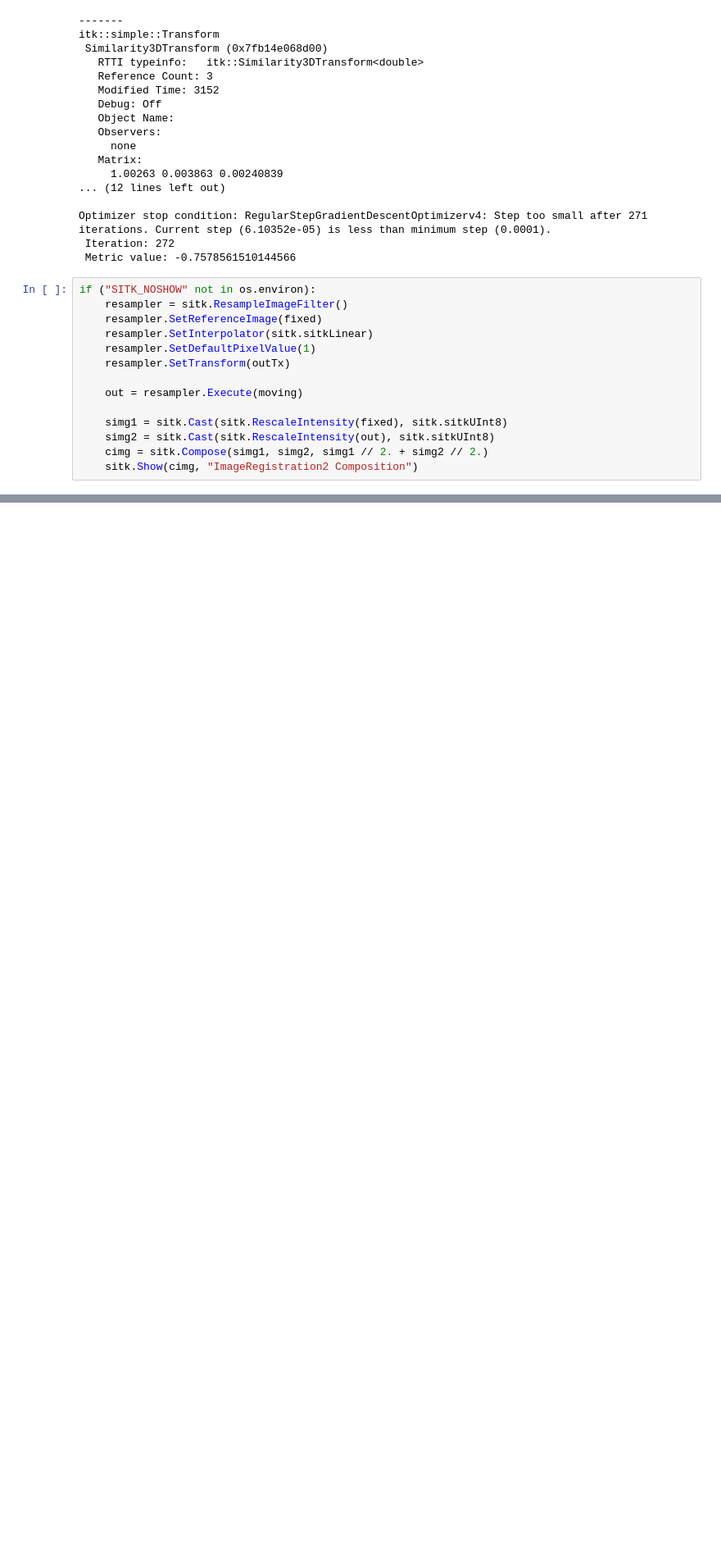
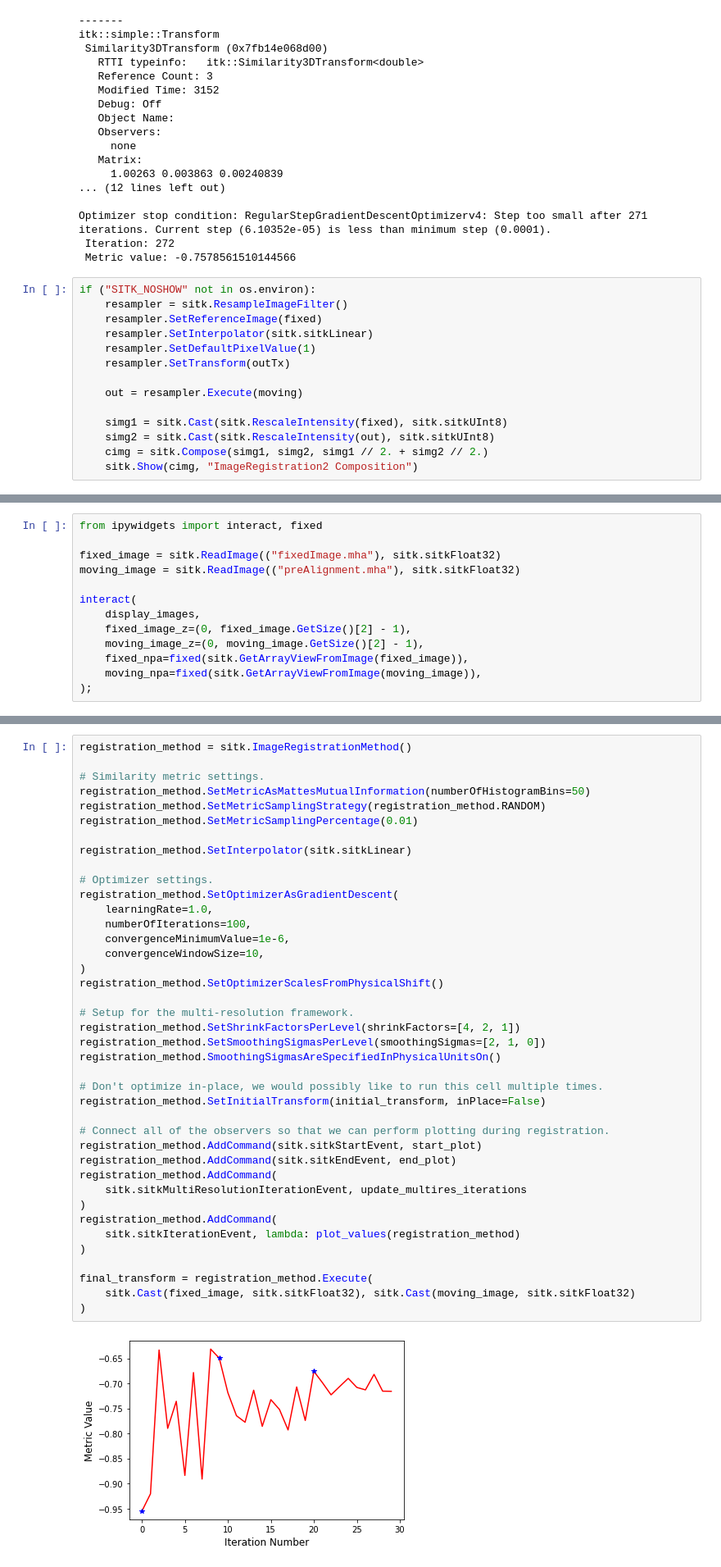
Before and after one commit to chrishuber/CSC-621-821-Team-Forest, a Jupyter notebook: registration_examples.ipynb, the cells around one changed output, grey strips where cells are left out. Shown at 82% size. Cells and saved outputs as stored; diff of their text form; blank space fills up the shorter version.

```diff
--- a/registration_examples.ipynb
+++ b/registration_examples.ipynb
@@ -254,0 +534,13 @@ if ("SITK_NOSHOW" not in os.environ):
+# %%
+from ipywidgets import interact, fixed
+
+fixed_image = sitk.ReadImage(("fixedImage.mha"), sitk.sitkFloat32)
+moving_image = sitk.ReadImage(("preAlignment.mha"), sitk.sitkFloat32)
+
+interact(
+    display_images,
+    fixed_image_z=(0, fixed_image.GetSize()[2] - 1),
+    moving_image_z=(0, moving_image.GetSize()[2] - 1),
+    fixed_npa=fixed(sitk.GetArrayViewFromImage(fixed_image)),
+    moving_npa=fixed(sitk.GetArrayViewFromImage(moving_image)),
+);
@@ -254,0 +575,42 @@ if ("SITK_NOSHOW" not in os.environ):
+# %%
+registration_method = sitk.ImageRegistrationMethod()
+
+# Similarity metric settings.
+registration_method.SetMetricAsMattesMutualInformation(numberOfHistogramBins=50)
+registration_method.SetMetricSamplingStrategy(registration_method.RANDOM)
+registration_method.SetMetricSamplingPercentage(0.01)
+
+registration_method.SetInterpolator(sitk.sitkLinear)
+
+# Optimizer settings.
+registration_method.SetOptimizerAsGradientDescent(
+    learningRate=1.0,
+    numberOfIterations=100,
+    convergenceMinimumValue=1e-6,
+    convergenceWindowSize=10,
+)
+registration_method.SetOptimizerScalesFromPhysicalShift()
+
+# Setup for the multi-resolution framework.
+registration_method.SetShrinkFactorsPerLevel(shrinkFactors=[4, 2, 1])
+registration_method.SetSmoothingSigmasPerLevel(smoothingSigmas=[2, 1, 0])
+registration_method.SmoothingSigmasAreSpecifiedInPhysicalUnitsOn()
+
+# Don't optimize in-place, we would possibly like to run this cell multiple times.
+registration_method.SetInitialTransform(initial_transform, inPlace=False)
+
+# Connect all of the observers so that we can perform plotting during registration.
+registration_method.AddCommand(sitk.sitkStartEvent, start_plot)
+registration_method.AddCommand(sitk.sitkEndEvent, end_plot)
+registration_method.AddCommand(
+    sitk.sitkMultiResolutionIterationEvent, update_multires_iterations
+)
+registration_method.AddCommand(
+    sitk.sitkIterationEvent, lambda: plot_values(registration_method)
+)
+
+final_transform = registration_method.Execute(
+    sitk.Cast(fixed_image, sitk.sitkFloat32), sitk.Cast(moving_image, sitk.sitkFloat32)
+)
+# %% [output]
+[figure, added]
```
Also changed, not shown: parts of 20 cells of this notebook, 1 other file.
